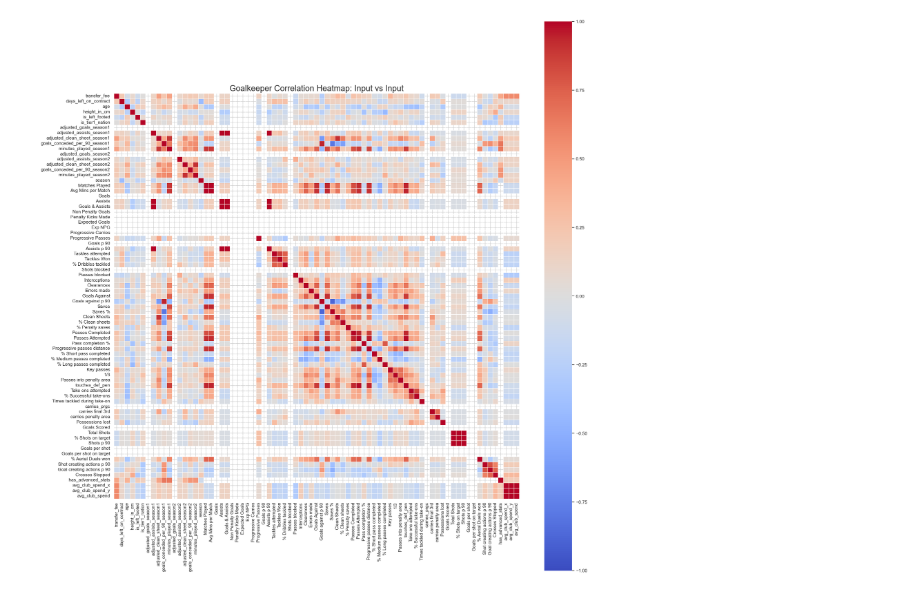
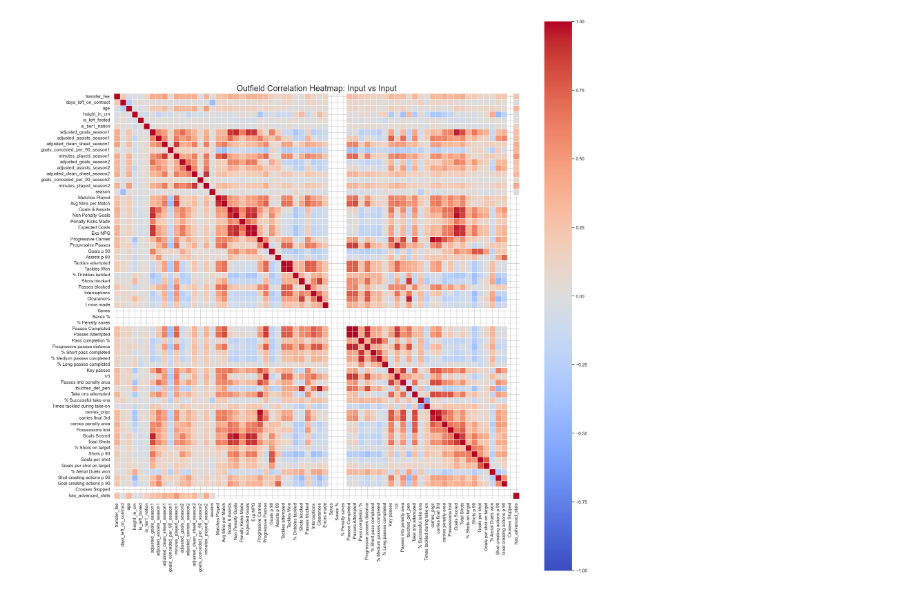
Before and after one commit to Ismaeel220/Machine-Learning-Football-Transfers, a Jupyter notebook: exploratory-data-analysis/exploratory_data_analysis.ipynb, the cells around one changed output. Cells and saved outputs as stored; diff of their text form; code cells hidden in the pictures.

```diff
--- a/exploratory-data-analysis/exploratory_data_analysis.ipynb
+++ b/exploratory-data-analysis/exploratory_data_analysis.ipynb
@@ -326,43 +351,42 @@ corr_pairs.to_csv('outfield_pairwise_correlations.csv', index=False)
 # %%
-gk_corr_matrix = goalkeeper_numeric_df.corr()
-
+outfield_corr_matrix = outfield_numeric_df.corr()
 
 plt.figure(figsize=(20,20))
-sns.heatmap(gk_corr_matrix,
+sns.heatmap(outfield_corr_matrix,
             cmap='coolwarm',
-            vmin=-1, vmagevfee=1,
+            vmin=-1, vmax=1,
             square=True,
             linewidths=0.5)
 
-plt.title('Goalkeeper Correlation Heatmap: Input vs Input', fontsize=20)
+plt.title('Outfield Correlation Heatmap: Input vs Input', fontsize=20)
 plt.tight_layout()
 plt.show()
+
 # save as a csv file
 # Take the  grid and make it into a long list of pairs
-corr_pairs = gk_corr_matrix.unstack().reset_index()
+corr_pairs = outfield_corr_matrix.unstack().reset_index()
 
 # Rename the columns
 corr_pairs.columns = ['Feature 1', 'Feature 2', 'Correlation']
 
 # Remove pairs comparing a feature to itselff
 corr_pairs = corr_pairs[corr_pairs['Feature 1'] != corr_pairs['Feature 2']]
 
 #  Remove duplicates (so we don't see "Age vs Height" and then "Height vs Age" again)
-
 corr_pairs = corr_pairs[corr_pairs['Feature 1'] < corr_pairs['Feature 2']]
 
 #  Drop any empty/missing values
 corr_pairs = corr_pairs.dropna()
 
 # Create a temporary column to find the highest relationships
 #  use .abs() (absolute value) so strong negative numbers (-0.90) jump to the top alongside strong positives (0.90)
 corr_pairs['Absolute_Correlation'] = corr_pairs['Correlation'].abs()
 
 #  Sort the list from highest to lowest based on that strength, then delete the temporary column
 corr_pairs = corr_pairs.sort_values(by='Absolute_Correlation', ascending=False).drop(columns=['Absolute_Correlation'])
 
 # Round to 2 decimal places and save
 corr_pairs['Correlation'] = corr_pairs['Correlation'].round(2)
-corr_pairs.to_csv('gk_pairwise_correlations.csv', index=False)
+corr_pairs.to_csv('outfield_pairwise_correlations.csv', index=False)
 # %% [output]
-[figure, old version]
+[figure, new version]
```
Also changed, not shown: parts of 12 cells of this notebook, 29 other files.
